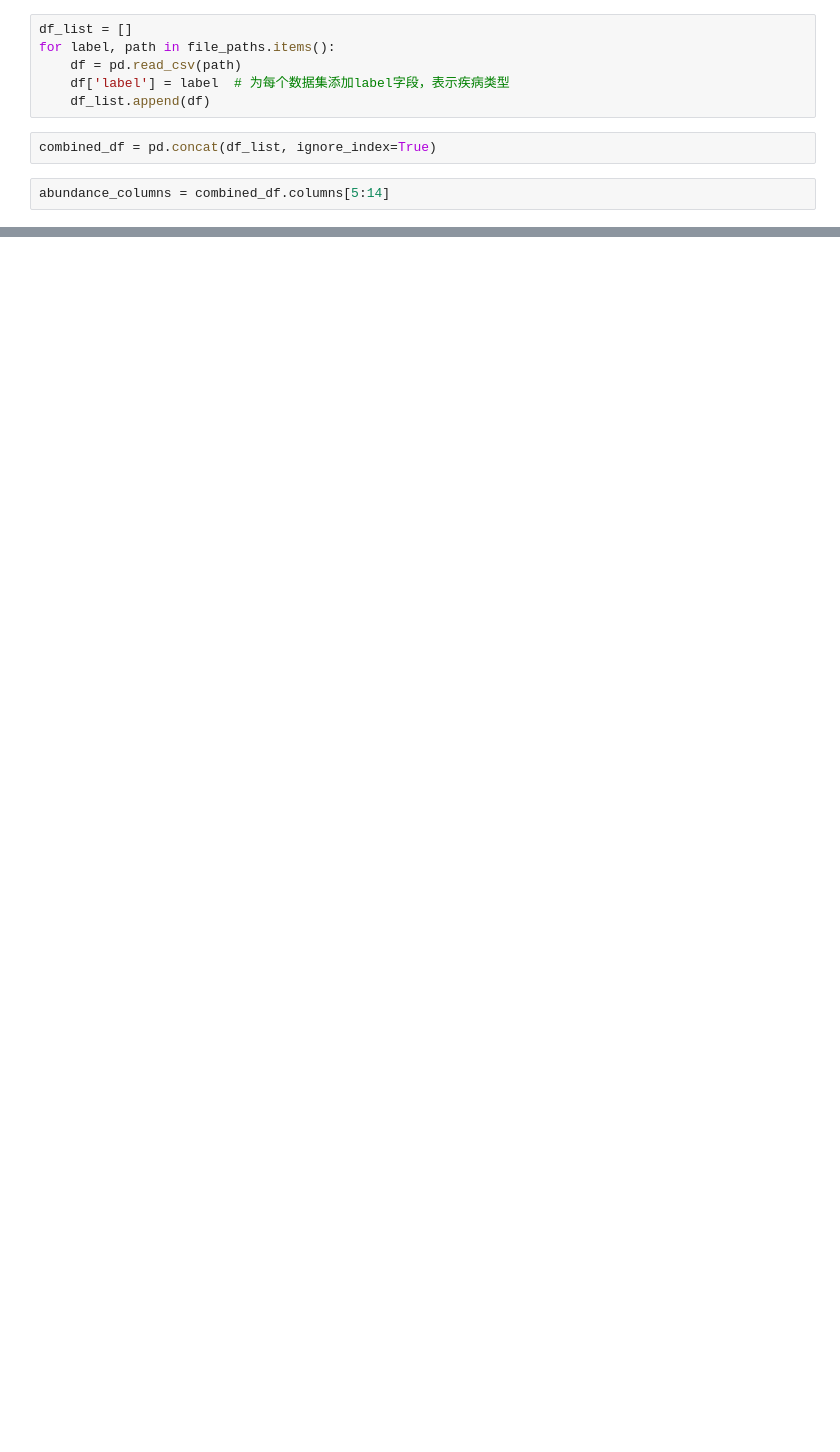
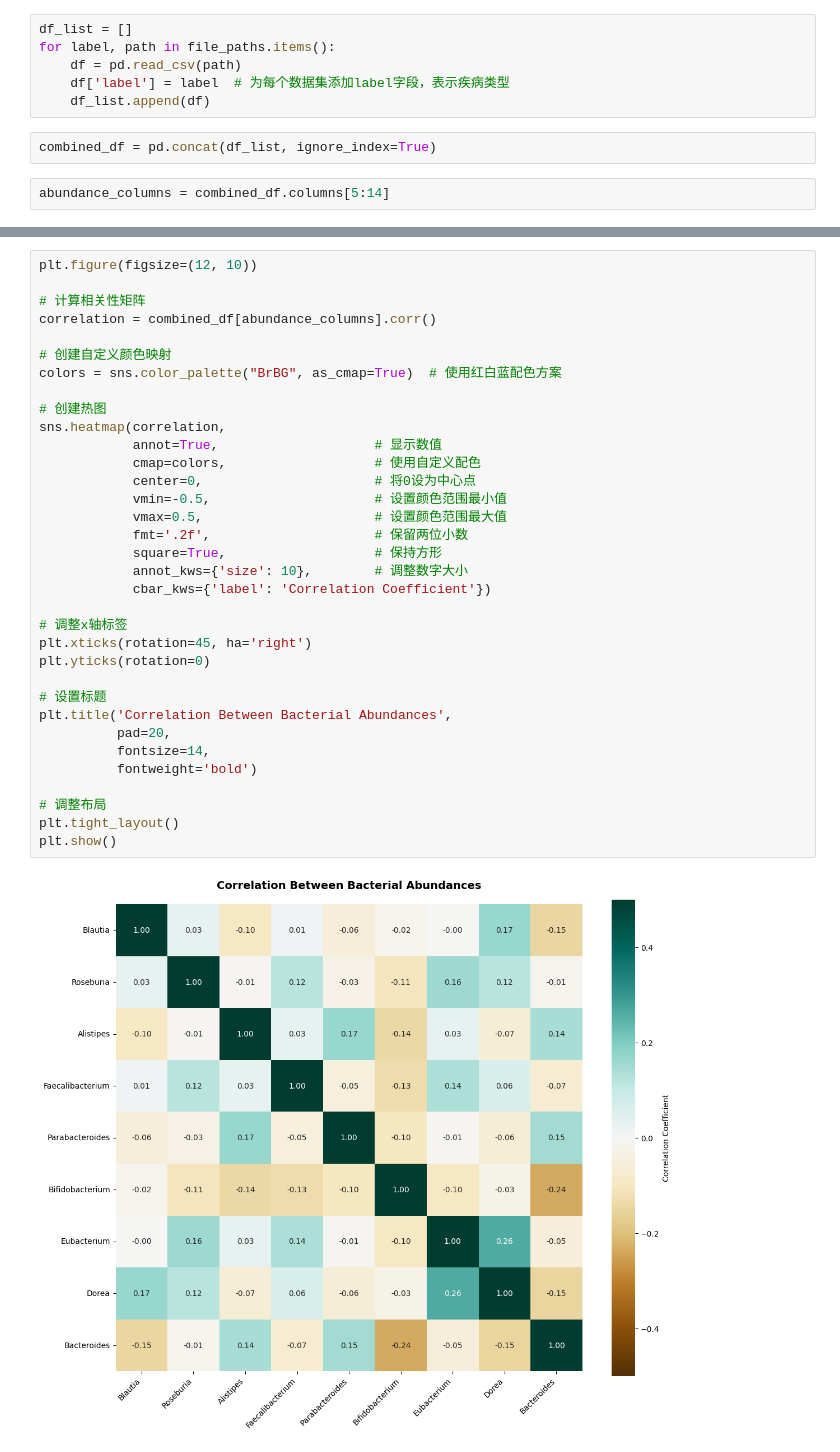
Before and after one commit to zhuzhiyang258/gut_net_project, a Jupyter notebook: notebooks/exploratory_data_analysis.ipynb, the cells around one changed output, grey strips where cells are left out. Saved outputs shown, nothing was run; the diff lists cells and outputs as text; blank space fills up the shorter version.

```diff
--- a/notebooks/exploratory_data_analysis.ipynb
+++ b/notebooks/exploratory_data_analysis.ipynb
@@ -36,0 +149,36 @@ plt.show()
+# %%
+plt.figure(figsize=(12, 10))
+
+# 计算相关性矩阵
+correlation = combined_df[abundance_columns].corr()
+
+# 创建自定义颜色映射
+colors = sns.color_palette("BrBG", as_cmap=True)  # 使用红白蓝配色方案
+
+# 创建热图
+sns.heatmap(correlation,
+            annot=True,                    # 显示数值
+            cmap=colors,                   # 使用自定义配色
+            center=0,                      # 将0设为中心点
+            vmin=-0.5,                     # 设置颜色范围最小值
+            vmax=0.5,                      # 设置颜色范围最大值
+            fmt='.2f',                     # 保留两位小数
+            square=True,                   # 保持方形
+            annot_kws={'size': 10},        # 调整数字大小
+            cbar_kws={'label': 'Correlation Coefficient'})
+
+# 调整x轴标签
+plt.xticks(rotation=45, ha='right')
+plt.yticks(rotation=0)
+
+# 设置标题
+plt.title('Correlation Between Bacterial Abundances',
+          pad=20,
+          fontsize=14,
+          fontweight='bold')
+
+# 调整布局
+plt.tight_layout()
+plt.show()
+# %% [output]
+[figure, added]
```
Also changed, not shown: parts of 6 cells of this notebook, 1 other file.
